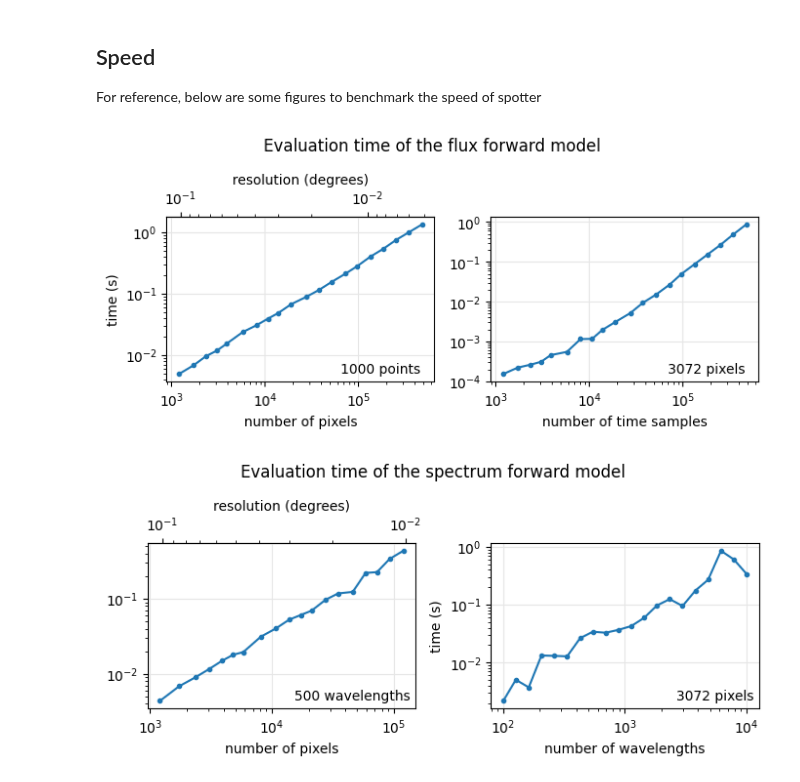
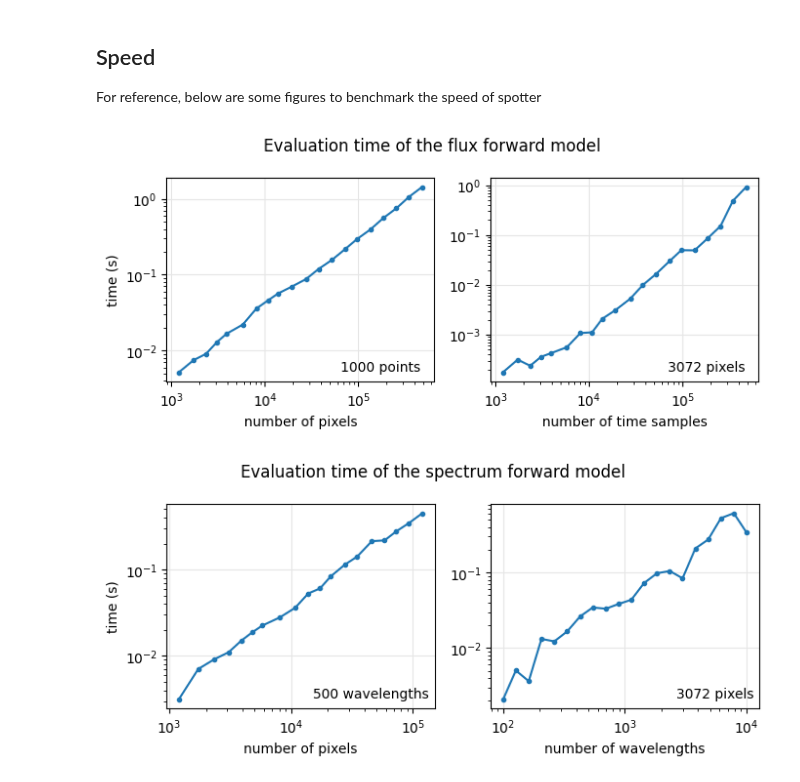
Before and after one commit to lgrcia/spotter, a Jupyter notebook: docs/notebooks/precision.ipynb, the cells around one changed output. Drawn from its saved outputs; the diff is of its cells as text; code cells hidden in the pictures.

```diff
--- a/docs/notebooks/precision.ipynb
+++ b/docs/notebooks/precision.ipynb
@@ -109,7 +109,7 @@ from time import time
 import jax
 from spotter.light_curves import light_curve
 from spotter import Star
-from tqdm.autonotebook import tqdm
+from tqdm.auto import tqdm
 import matplotlib.pyplot as plt
 
 sides = np.logspace(np.log10(10), np.log10(200), 20)
@@ -153,14 +153,6 @@ for N in tqdm(times_samples, desc="benchmark for n time samples"):
 
 fig, axes = plt.subplots(1, 2, figsize=(7, 3.2))
 axes[0].plot(pixels, times_for_1000_times, ".-", label=device)
-secax = axes[0].secondary_xaxis(
-    "top",
-    functions=(
-        lambda x: hp.nside2resol(np.sqrt(x / 12.0)),
-        lambda x: hp.nside2resol(np.sqrt(x / 12.0)),
-    ),
-)
-secax.set_xlabel("resolution (degrees)")
 axes[0].set_xscale("log")
 axes[0].set_yscale("log")
 axes[0].set_xlabel("number of pixels")
@@ -179,7 +171,7 @@ axes[1].text(0.95, 0.05, f"{len(y)} pixels", ha="right", transform=axes[1].trans
 plt.suptitle("Evaluation time of the flux forward model")
 plt.tight_layout()
 # %% [output]
-[figure, old version]
+[figure, new version]
 # %%
 import jax.numpy as jnp
 from spotter.doppler import spectrum
@@ -220,40 +212,32 @@ for N in tqdm(pixels, desc="benchmark for pixels"):
     _ = []
     for i in range(n):
         tic = time()
         jax.block_until_ready(f(star, 0.1))
         _.append(time() - tic)
     times_for_pix.append(np.median(_))
 
 import matplotlib.pyplot as plt
 
 fig, axes = plt.subplots(1, 2, figsize=(7, 3.2))
 axes[1].plot(n_wls, times_for_wv, ".-", label=device)
-secax = axes[0].secondary_xaxis(
-    "top",
-    functions=(
-        lambda x: hp.nside2resol(np.sqrt(x / 12.0)),
-        lambda x: hp.nside2resol(np.sqrt(x / 12.0)),
-    ),
-)
-secax.set_xlabel("resolution (degrees)")
 axes[1].set_xscale("log")
 axes[1].set_yscale("log")
 axes[1].set_xlabel("number of wavelengths")
-axes[1].set_ylabel("time (s)")
 axes[1].grid(color="0.9")
 axes[0].text(0.98, 0.05, "500 wavelengths", ha="right", transform=axes[0].transAxes)
 
 
 axes[0].plot(pixels, times_for_pix, ".-", label=device)
 axes[0].set_xscale("log")
 axes[0].set_yscale("log")
 axes[0].set_xlabel("number of pixels")
 axes[0].grid(color="0.9")
+axes[0].set_ylabel("time (s)")
 axes[1].text(
     0.98, 0.05, f"{base_star.size} pixels", ha="right", transform=axes[1].transAxes
 )
 
 plt.suptitle("Evaluation time of the spectrum forward model")
 plt.tight_layout()
 # %% [output]
-[figure, old version]
+[figure, new version]
```
